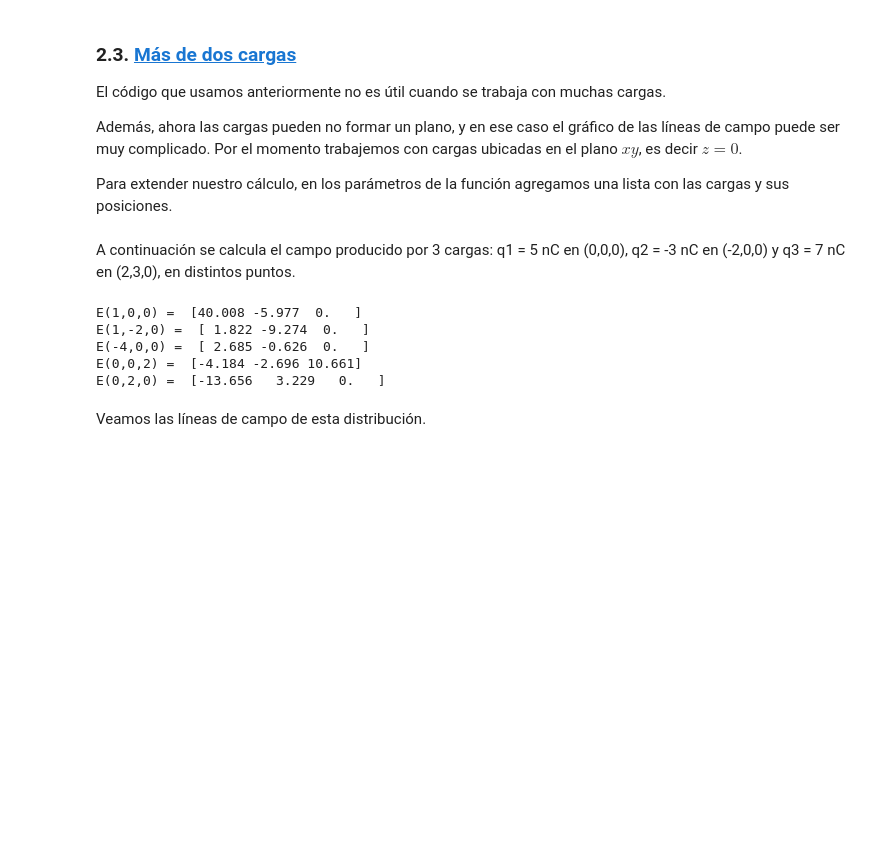
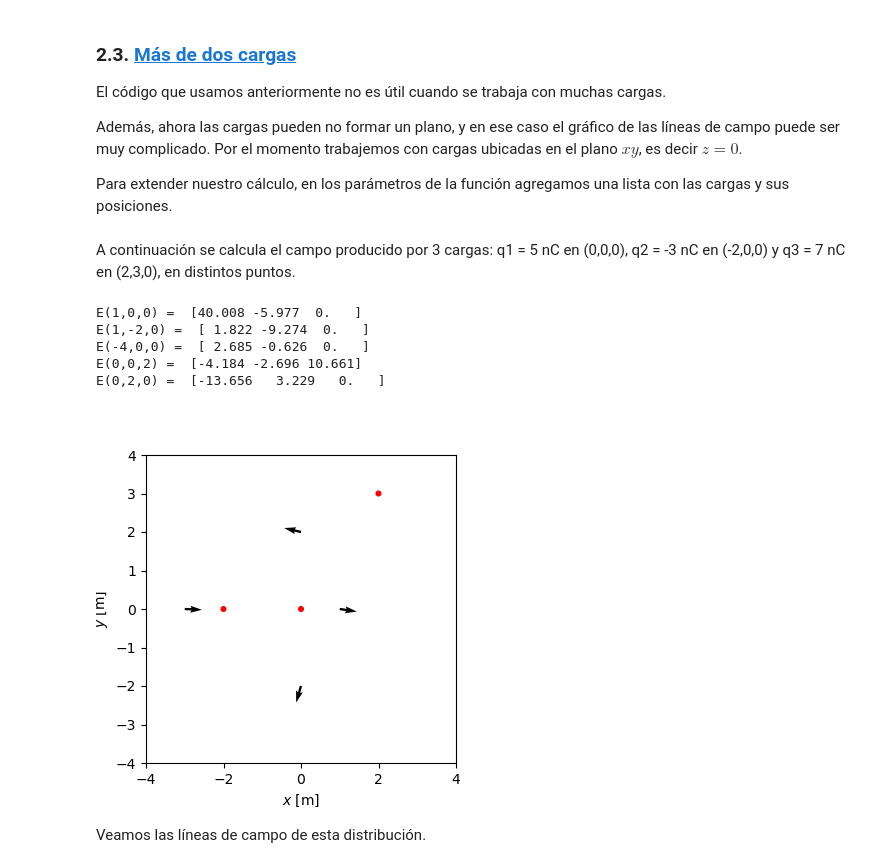
Before and after one commit to epplugins/UTN, a Jupyter notebook: electromagnetismo/em01_campo_electrico.ipynb, the cells around one changed output. Saved outputs shown, nothing was run; the diff lists cells and outputs as text; code cells hidden in the pictures; blank space fills up the shorter version.

```diff
--- a/electromagnetismo/em01_campo_electrico.ipynb
+++ b/electromagnetismo/em01_campo_electrico.ipynb
@@ -271,3 +260,8 @@ E(0,2,0) =  [-13.656   3.229   0.   ]
+# %%
+X = [[1,0,0],[0,-2,0],[-3,0,0],[0,2,0]]
+em.plotEfvector(Ef, Q, X, [-4,4,-4,4])
+# %% [output]
+[figure, added]
 # %% [markdown]
 Veamos las líneas de campo de esta distribución.
 # %%
```
Also changed, not shown: parts of 20 cells of this notebook, 3 other files.
